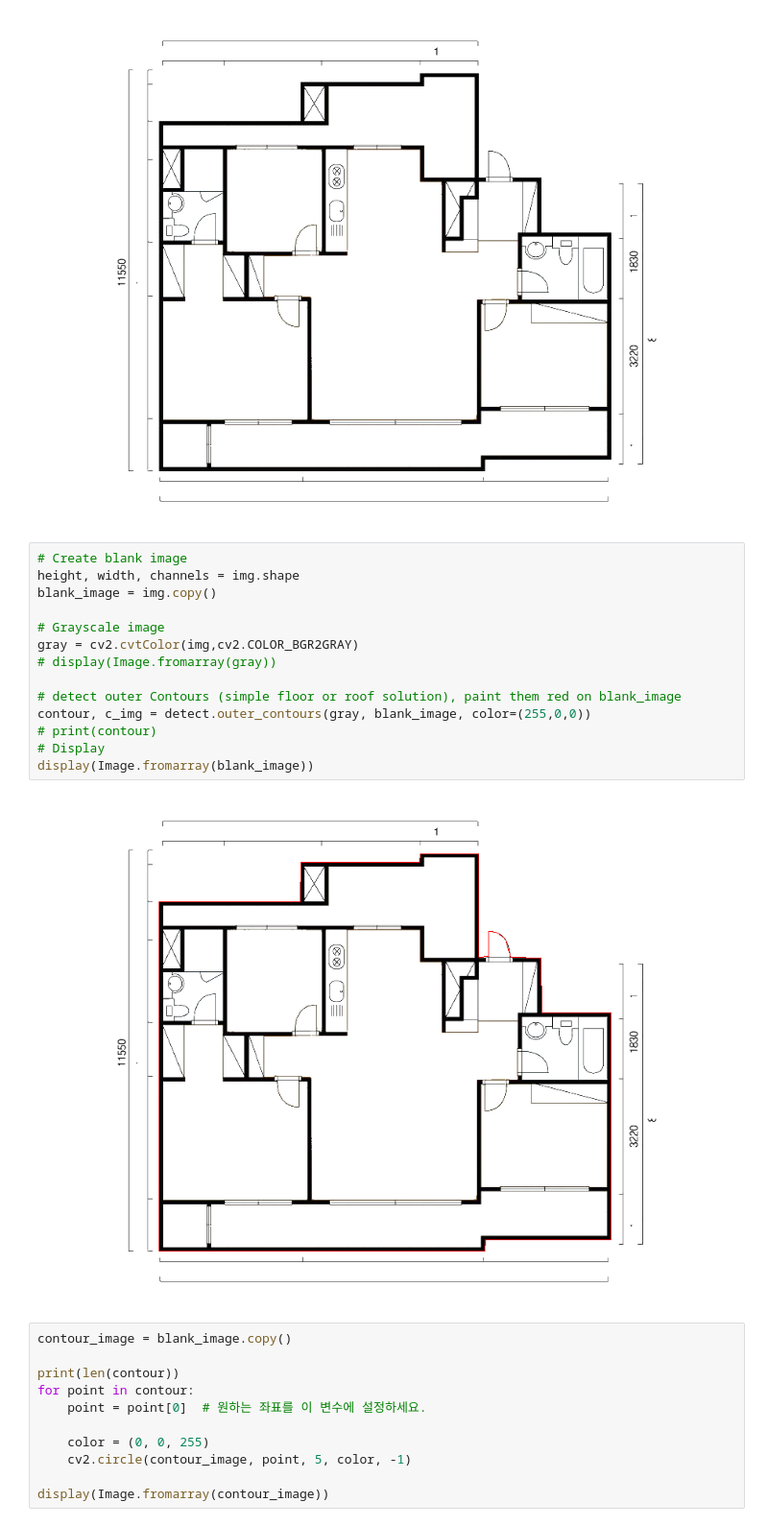
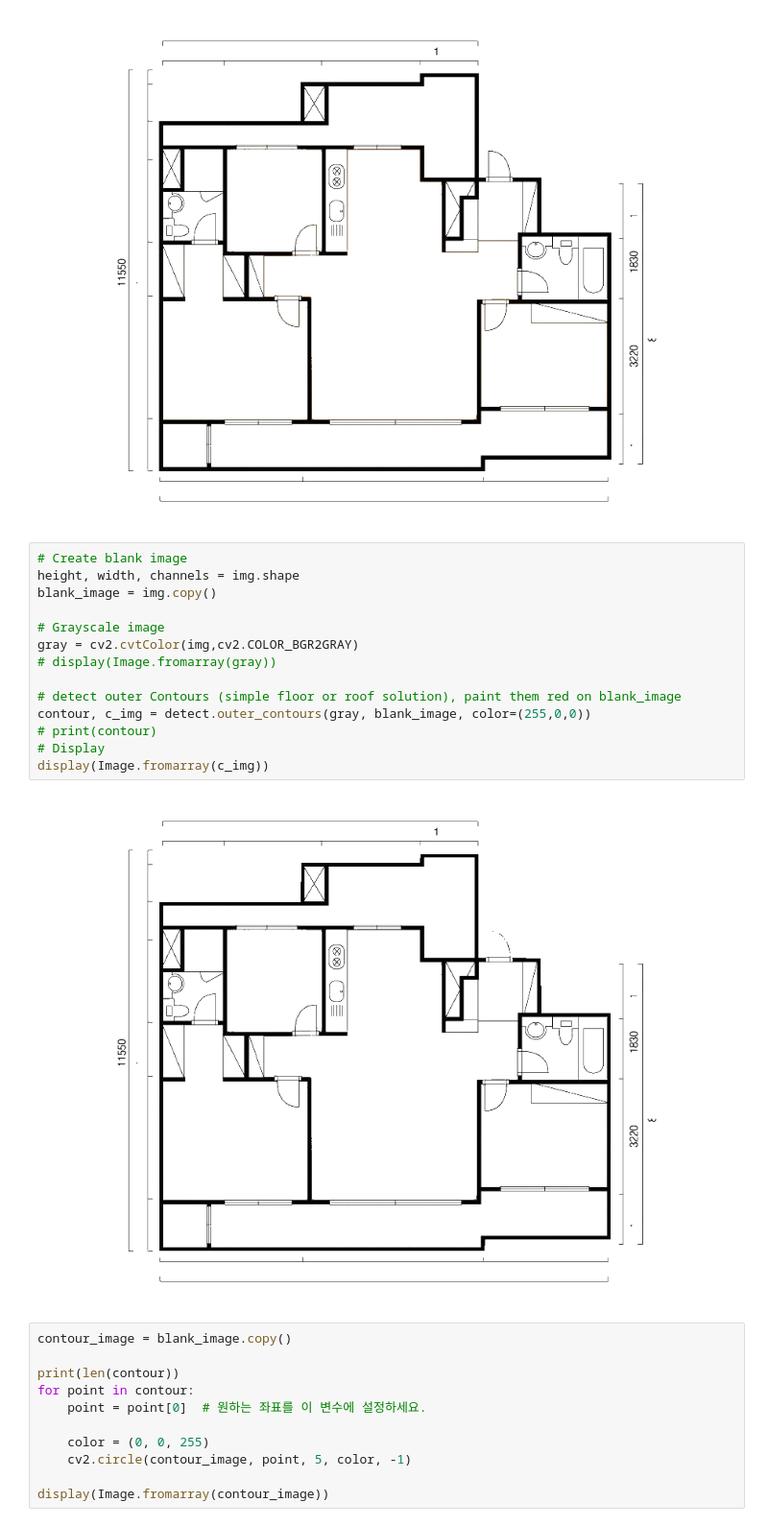
Before and after one commit to R-zipp/AI, a Jupyter notebook: backup/own_test/add_img_padding/add_img_padding.ipynb, the cells around one changed output. Shown at 96% size. Drawn from its saved outputs; the diff is of its cells as text.

```diff
--- a/backup/own_test/add_img_padding/add_img_padding.ipynb
+++ b/backup/own_test/add_img_padding/add_img_padding.ipynb
@@ -16,19 +16,19 @@ display(Image.fromarray(img))
 # %%
 # Create blank image
 height, width, channels = img.shape
 blank_image = img.copy()
 
 # Grayscale image
 gray = cv2.cvtColor(img,cv2.COLOR_BGR2GRAY)
 # display(Image.fromarray(gray))
 
 # detect outer Contours (simple floor or roof solution), paint them red on blank_image
 contour, c_img = detect.outer_contours(gray, blank_image, color=(255,0,0))
 # print(contour)
 # Display
-display(Image.fromarray(blank_image))
+display(Image.fromarray(c_img))
 # %% [output]
-[figure, old version]
+[figure, new version]
 # %%
 contour_image = blank_image.copy()
 
```
Also changed, not shown: parts of 3 cells of this notebook, 10 other files.
